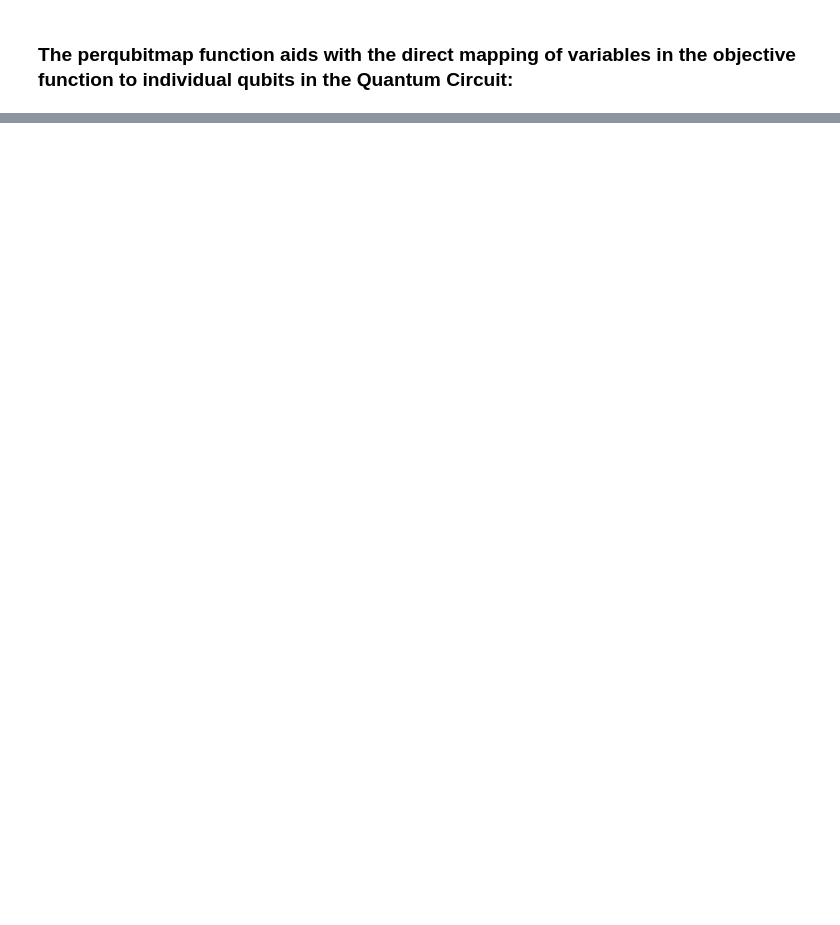
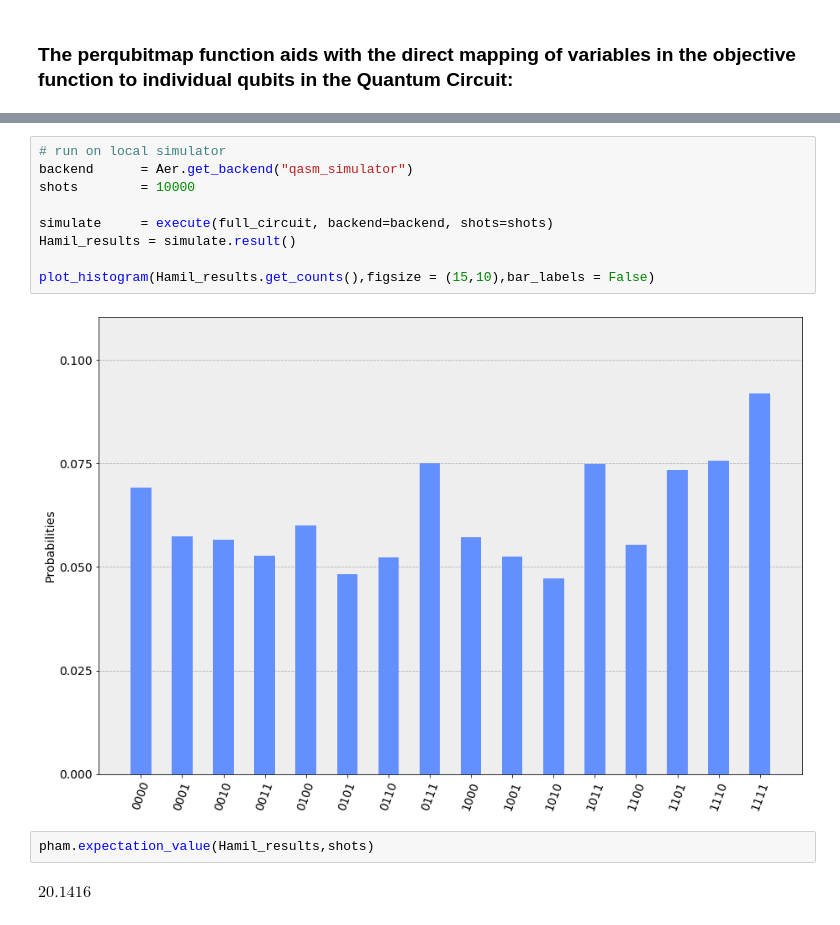
Before and after one commit to Anand270294/qiskit_test, a Jupyter notebook: Hamiltonians.ipynb, the cells around one changed output, grey strips where cells are left out. Saved outputs shown, nothing was run; the diff lists cells and outputs as text; blank space fills up the shorter version.

```diff
--- a/Hamiltonians.ipynb
+++ b/Hamiltonians.ipynb
@@ -140,0 +166,15 @@ pham.drawCircuit(output='mpl')
+# %%
+# run on local simulator
+backend      = Aer.get_backend("qasm_simulator")
+shots        = 10000
+
+simulate     = execute(full_circuit, backend=backend, shots=shots)
+Hamil_results = simulate.result()
+
+plot_histogram(Hamil_results.get_counts(),figsize = (15,10),bar_labels = False)
+# %% [output]
+[figure, added]
+# %%
+pham.expectation_value(Hamil_results,shots)
+# %% [output]
+$\displaystyle 20.1416$
```
Also changed, not shown: parts of 16 cells of this notebook, 3 other files.
